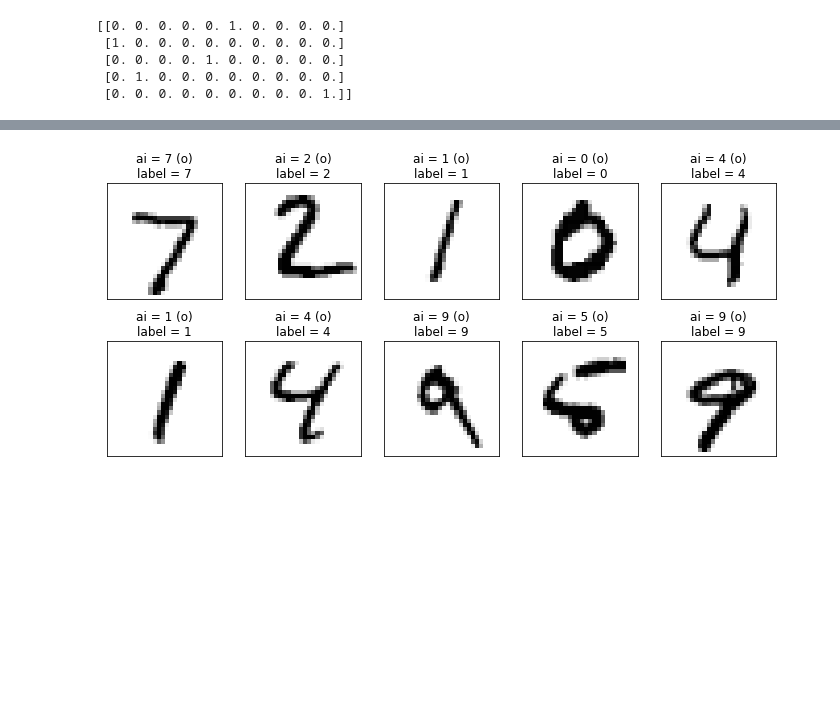
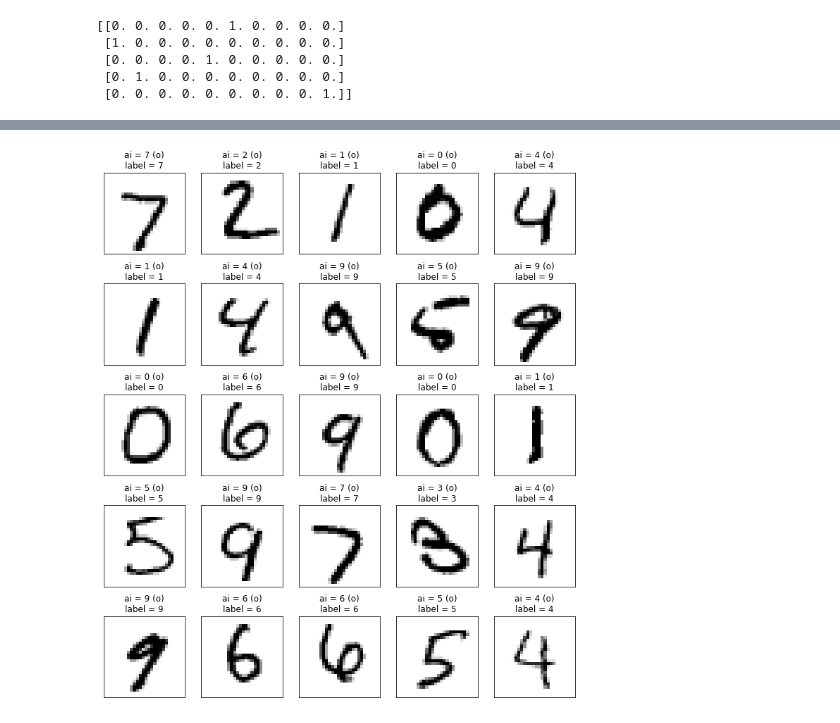
Before and after one commit to tcalecchen/Jupyter_Workspace, a Jupyter notebook: ML_and_DL_with_Python/ch01/Keras_Mnist_First_MLP.ipynb, the cells around one changed output, grey strips where cells are left out. Saved outputs shown, nothing was run; the diff lists cells and outputs as text; code cells hidden in the pictures; blank space fills up the shorter version.

```diff
--- a/ML_and_DL_with_Python/ch01/Keras_Mnist_First_MLP.ipynb
+++ b/ML_and_DL_with_Python/ch01/Keras_Mnist_First_MLP.ipynb
@@ -178,6 +178,6 @@ print('\n準確率=',scores[1])
 prediction=model.predict_classes(test_feature_normalize)
 # %%
 #顯示圖像、預測值、真實值
-show_images_labels_predictions(test_feature,test_label,prediction,0)
+show_images_labels_predictions(test_feature,test_label,prediction,0,30)
 # %% [output]
-[figure, old version]
+[figure, new version]
```
Also changed, not shown: parts of 5 cells of this notebook, 28 other files.
